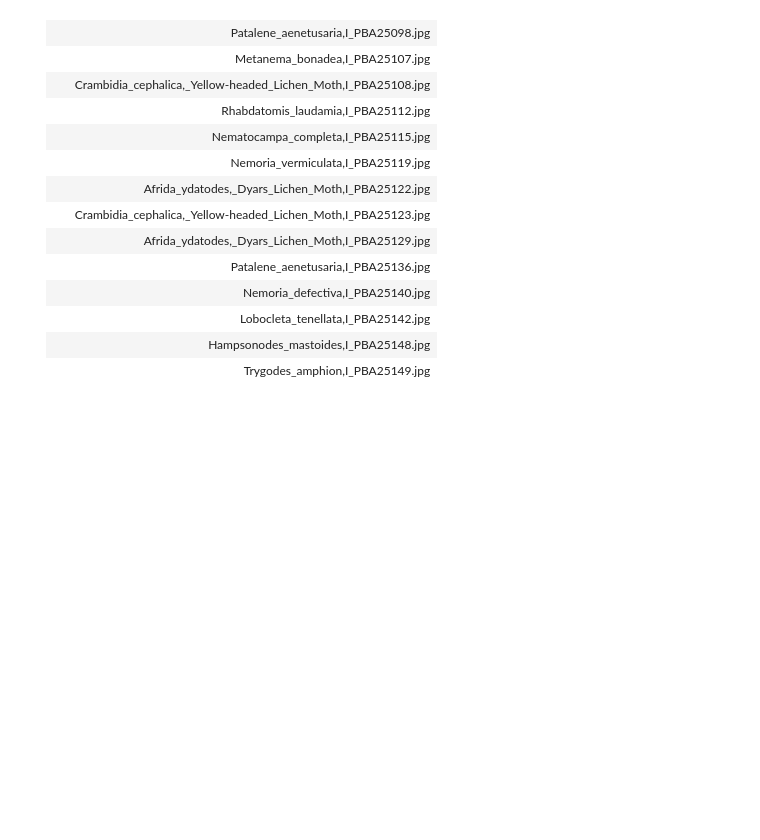
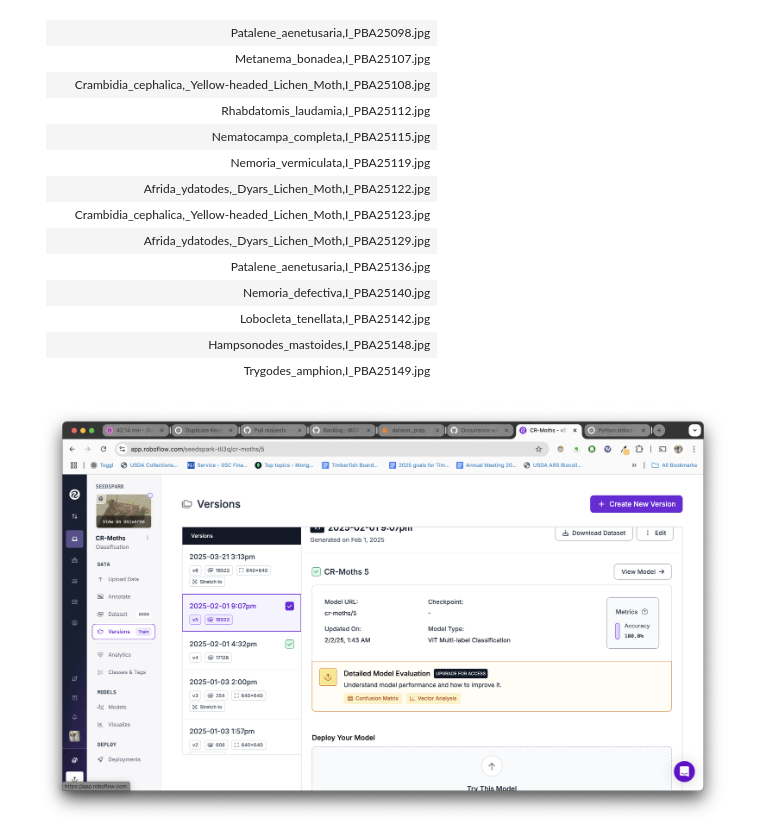
Before and after one commit to Atticus29/cr_moth, a Jupyter notebook: 1_dataset_prep/dataset_prep.ipynb, the cells around one changed output. Drawn from its saved outputs; the diff is of its cells as text; code cells hidden in the pictures; blank space fills up the shorter version.

Commit message:
continue adding more to the documentation of classifier and detector

```diff
--- a/1_dataset_prep/dataset_prep.ipynb
+++ b/1_dataset_prep/dataset_prep.ipynb
@@ -545,0 +745,10 @@ except Exception as e:
+# %%
+from IPython.display import Image, display
+
+# Path to your PNG image
+img_path = "/Users/markfisher/Desktop/cr_moth_classification/2_detection/classifier_screenshot.png"
+
+# Display the image
+display(Image(filename=img_path))
+# %% [output]
+[figure, added]
```
Also changed, not shown: parts of 9 cells of this notebook, 2 other files.
